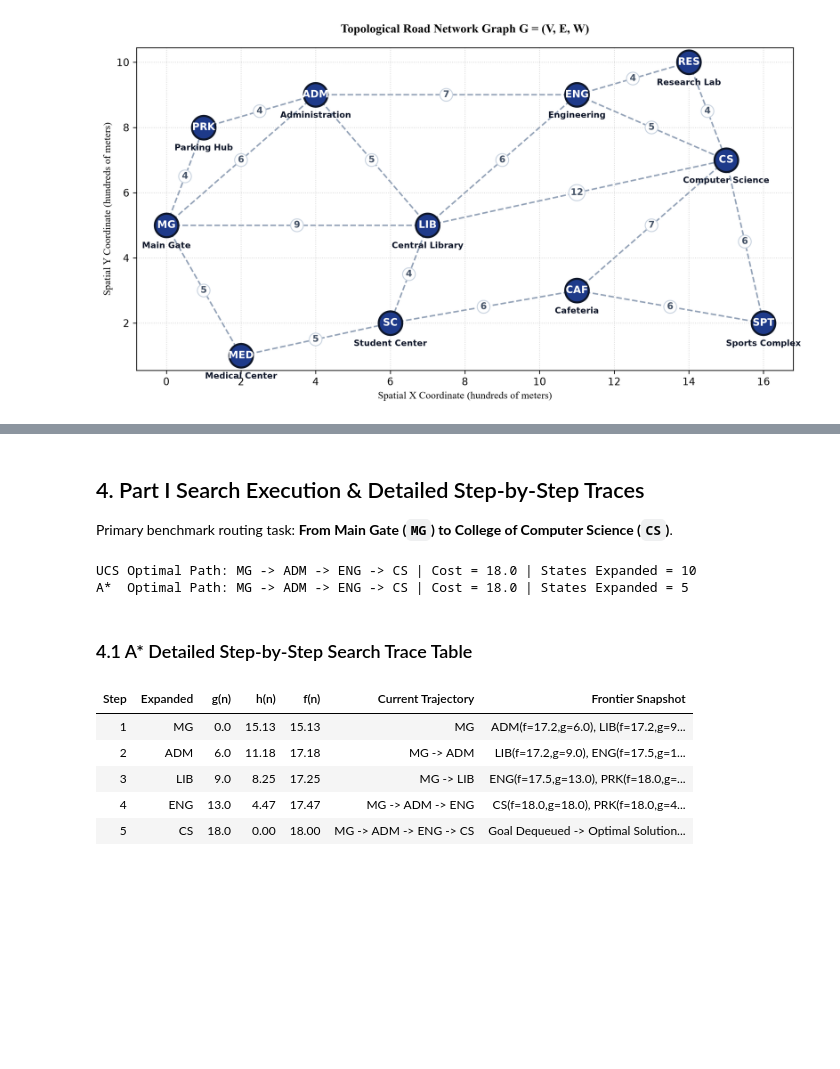
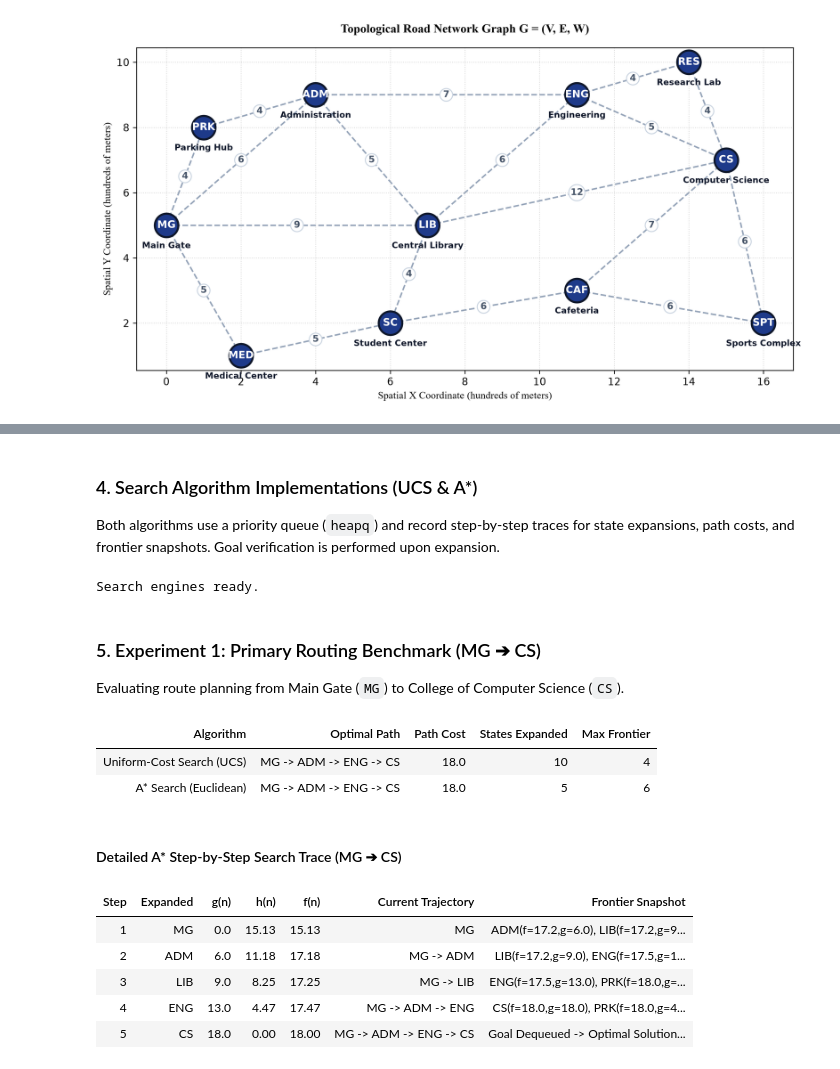
Before and after one commit to Mohsenaloriny/smart-campus-ai-planning, a Jupyter notebook: AI_Project_Combined_Part1_and_Part2.ipynb, the cells around one changed output, grey strips where cells are left out. Saved outputs shown, nothing was run; the diff lists cells and outputs as text; code cells hidden in the pictures; blank space fills up the shorter version.

```diff
--- a/AI_Project_Combined_Part1_and_Part2.ipynb
+++ b/AI_Project_Combined_Part1_and_Part2.ipynb
@@ -53,17 +58,43 @@ Since $w(n, n') \ge \|\mathbf{p}_n - \mathbf{p}_{n'}\|_2$, substitution yields $
+# %% [markdown]
+### 4. Search Algorithm Implementations (UCS & A*)
+Both algorithms use a priority queue (`heapq`) and record step-by-step traces for state expansions, path costs, and frontier snapshots. Goal verification is performed upon expansion.
+# %%
+# Algorithms are imported from the modular campus_graph library:
+# - campus_graph.uniform_cost_search(start, goal)
+# - campus_graph.a_star_search(start, goal, heuristic_func)
+print("Search engines ready.")
+# %% [output]
+Search engines ready.
 # %% [markdown]
-## 4. Part I Search Execution & Detailed Step-by-Step Traces
-Primary benchmark routing task: **From Main Gate (`MG`) to College of Computer Science (`CS`)**.
+### 5. Experiment 1: Primary Routing Benchmark (MG ➔ CS)
+Evaluating route planning from Main Gate (`MG`) to College of Computer Science (`CS`).
 # %%
 res_ucs = campus_graph.uniform_cost_search('MG', 'CS')
 res_astar = campus_graph.a_star_search('MG', 'CS')
 
-print(f"UCS Optimal Path: {' -> '.join(res_ucs.path)} | Cost = {res_ucs.cost} | States Expanded = {res_ucs.states_expanded}")
-print(f"A*  Optimal Path: {' -> '.join(res_astar.path)} | Cost = {res_astar.cost} | States Expanded = {res_astar.states_expanded}")
+df_exp1 = pd.DataFrame([
+    {
+        'Algorithm': 'Uniform-Cost Search (UCS)',
+        'Optimal Path': ' -> '.join(res_ucs.path),
+        'Path Cost': res_ucs.cost,
+        'States Expanded': res_ucs.states_expanded,
+        'Max Frontier': res_ucs.max_frontier_size
+    },
+    {
+        'Algorithm': 'A* Search (Euclidean)',
+        'Optimal Path': ' -> '.join(res_astar.path),
+        'Path Cost': res_astar.cost,
+        'States Expanded': res_astar.states_expanded,
+        'Max Frontier': res_astar.max_frontier_size
+    }
+])
+display(df_exp1)
 # %% [output]
-UCS Optimal Path: MG -> ADM -> ENG -> CS | Cost = 18.0 | States Expanded = 10
-A*  Optimal Path: MG -> ADM -> ENG -> CS | Cost = 18.0 | States Expanded = 5
+| Algorithm | Optimal Path | Path Cost | States Expanded | Max Frontier |
+| Uniform-Cost Search (UCS) | MG -> ADM -> ENG -> CS | 18.0 | 10 | 4 |
+| A* Search (Euclidean) | MG -> ADM -> ENG -> CS | 18.0 | 5 | 6 |
 # %% [markdown]
-### 4.1 A* Detailed Step-by-Step Search Trace Table
+#### Detailed A* Step-by-Step Search Trace (MG ➔ CS)
 # %%
 df_trace_a = pd.DataFrame([
     {
```
Also changed, not shown: parts of 22 cells of this notebook.
